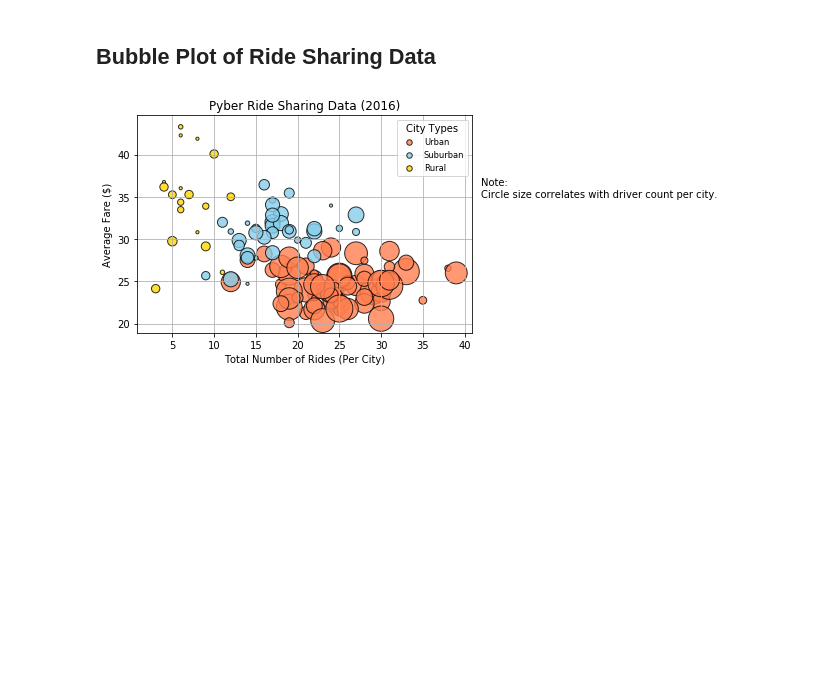
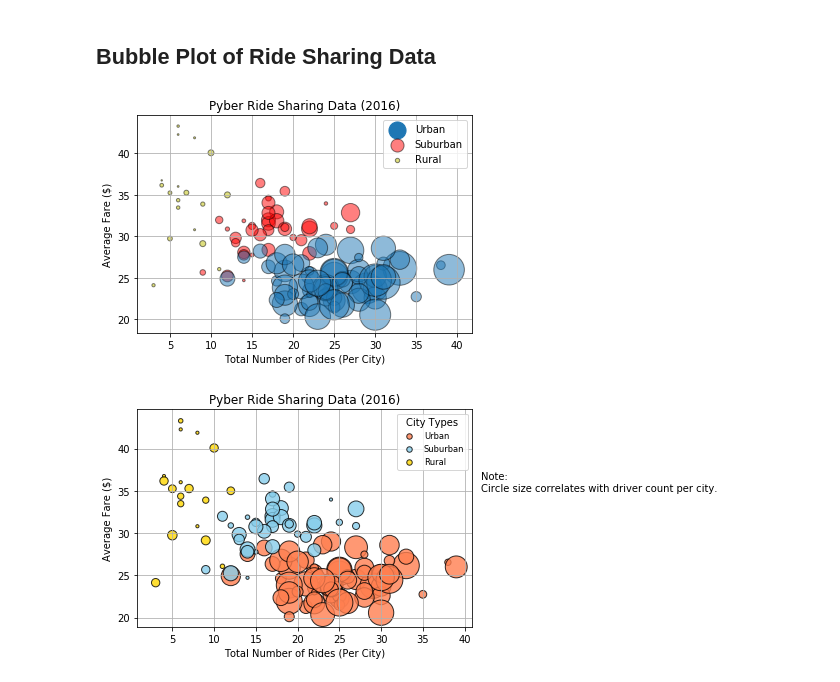
Before and after one commit to annatheking/Homework5_Pyber, a Jupyter notebook: 05_matplotlib_homework_Instructions_Pyber_pyber_starter.ipynb, the cells around one changed output. Cells and saved outputs as stored; diff of their text form; code cells hidden in the pictures; blank space fills up the shorter version.

Commit message:
Finished scatter plot

```diff
--- a/05_matplotlib_homework_Instructions_Pyber_pyber_starter.ipynb
+++ b/05_matplotlib_homework_Instructions_Pyber_pyber_starter.ipynb
@@ -41,0 +43,11 @@ print(r.head())
+# %%
+grp = rc.groupby(['city','type'], as_index=False)
+driver = grp.sum()
+fare = grp.mean()
+ride = grp.count()
+
+df = driver[['city','driver_count','type']]
+df['fare'] = fare['fare']
+df['ride'] = ride['ride_id']
+
+df
@@ -56,3 +80,40 @@ print(r.head())
+# %%
+fig = plt.figure()
+
+# Obtain the x and y coordinates for each of the three city types
+urban_x = df.loc[df['type']=='Urban']['ride']
+urban_y = df.loc[df['type']=='Urban']['fare']
+urban_s = df.loc[df['type']=='Urban']['driver_count']
+
+suburban_x = df.loc[df['type']=='Suburban']['ride']
+suburban_y = df.loc[df['type']=='Suburban']['fare']
+suburban_s = df.loc[df['type']=='Suburban']['driver_count']
+
+rural_x = df.loc[df['type']=='Rural']['ride']
+rural_y = df.loc[df['type']=='Rural']['fare']
+rural_s = df.loc[df['type']=='Rural']['driver_count']
+
+# Build the scatter plots for each city types
+s = plt.scatter(x=suburban_x, y=suburban_y, s=suburban_s*.5, marker='o', label='Suburban', edgecolors='black', c='red', alpha=.5)
+u = plt.scatter(x=urban_x, y=urban_y, s=urban_s*.5, marker='o', edgecolors='black', label='Urban', alpha=.5)
+r = plt.scatter(x=rural_x, y=rural_y, s=rural_s*.5, marker='o', edgecolors='black', label='Rural', c='y', alpha=.5)
+
+# Incorporate the other graph properties
+plt.grid()
+plt.xlabel("Total Number of Rides (Per City)")
+plt.ylabel('Average Fare ($)')
+plt.title("Pyber Ride Sharing Data (2016)")
+
+# Create a legend
+plt.legend(handles=[g, s, r])
+
+# Incorporate a text label regarding circle size
+plt.show()
+
+# Save Figure
+fig.savefig('/Users/shuashua/Documents/Data_Analytic_Boot_Camp/Homework5/Pyber_Ride_Share_Data.png')
+# %% [output]
+[figure, added]
 # %%
 # Show plot
 plt.show()
```
Also changed, not shown: parts of 4 cells of this notebook, 1 other file.
